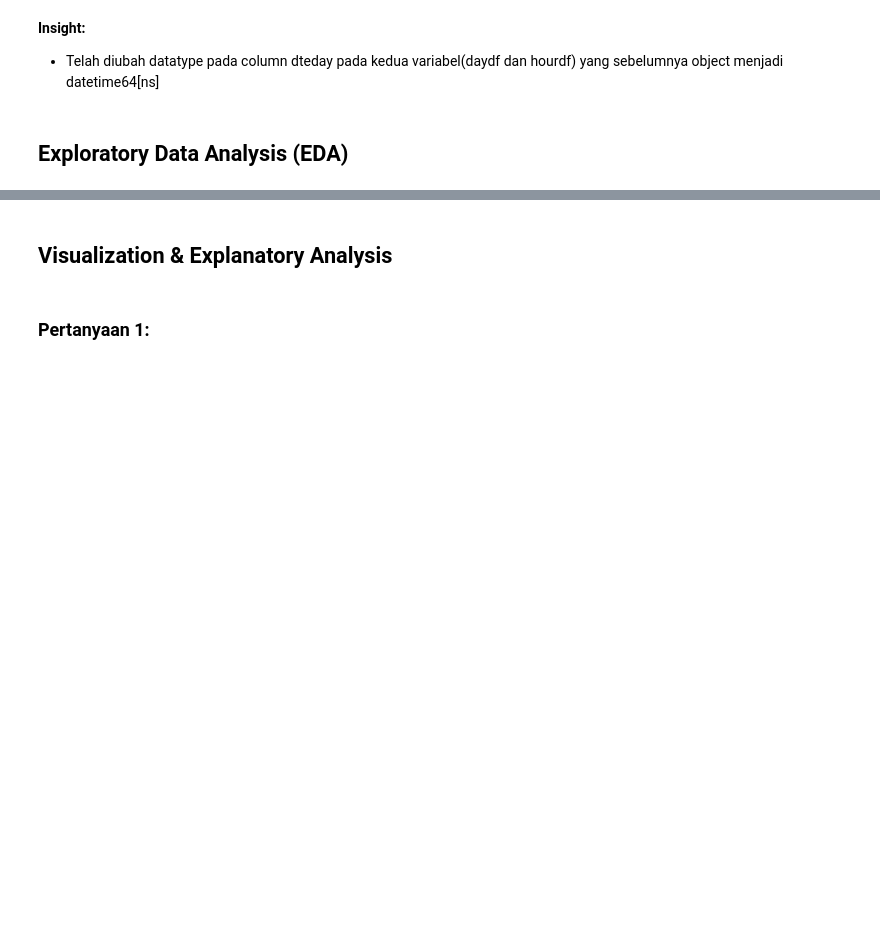
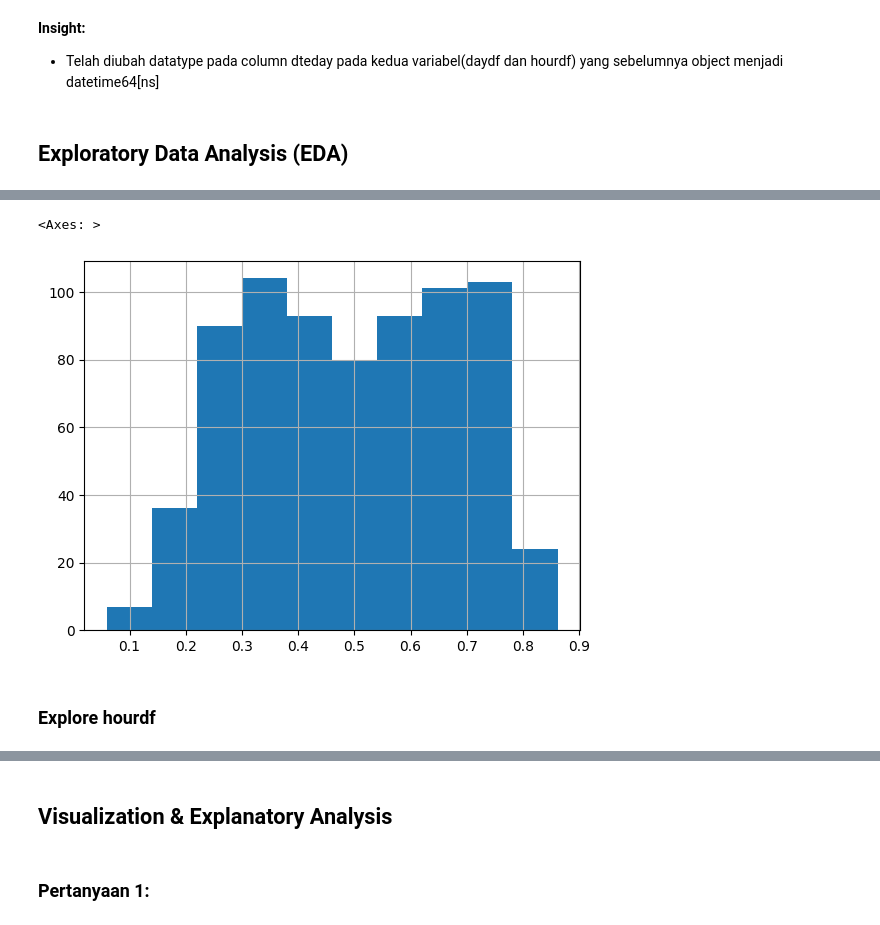
Before and after one commit to ItSam77/DataAnalyze, a Jupyter notebook: Proyek_Analisis_Data.ipynb, the cells around one changed output, grey strips where cells are left out. Drawn from its saved outputs; the diff is of its cells as text; code cells hidden in the pictures; blank space fills up the shorter version.

```diff
--- a/Proyek_Analisis_Data.ipynb
+++ b/Proyek_Analisis_Data.ipynb
@@ -233,0 +288,7 @@ memory usage: 2.3 MB
+# %%
+daydf.temp.hist() ##Menampilkan histogram pada daydf pada pemesanan yang menghendak merental berdasarkan temperature yang sedang terjadi.
+# %% [output]
+<Axes: >
+[figure, added]
+# %% [markdown]
+### Explore hourdf
```
Also changed, not shown: parts of 11 cells of this notebook.
